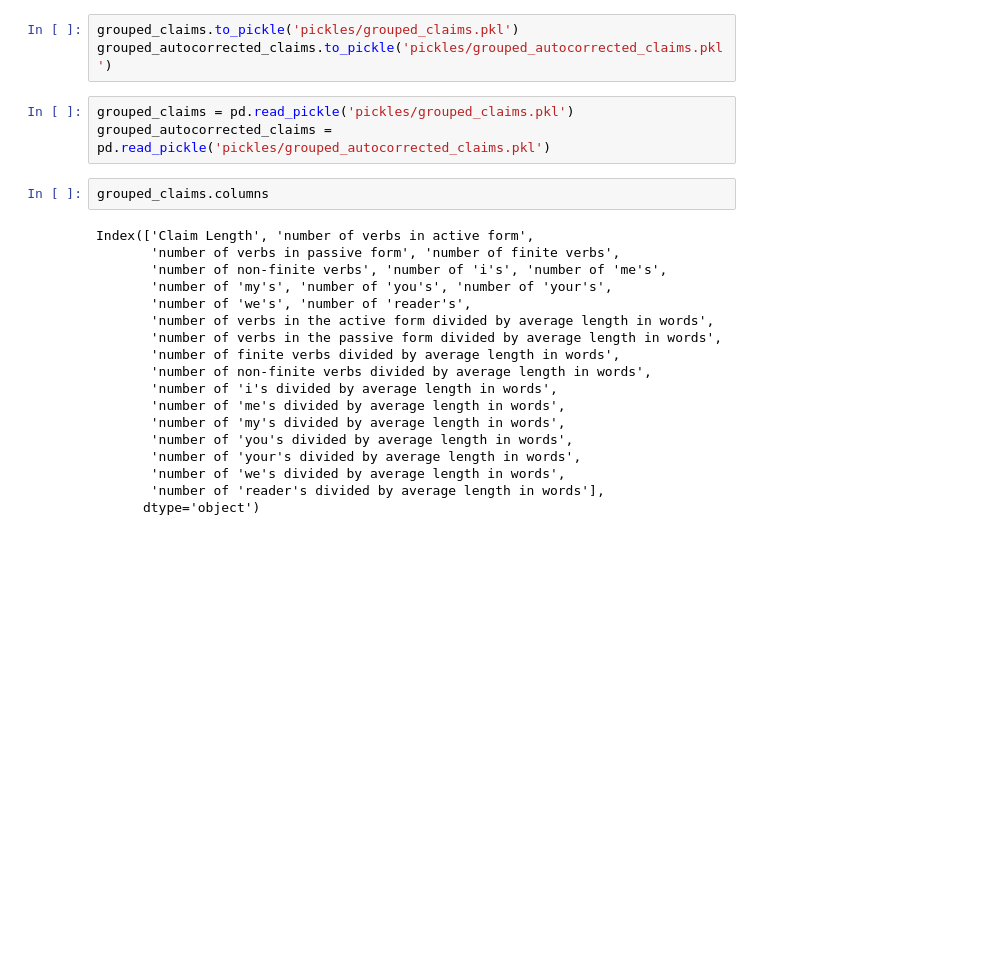
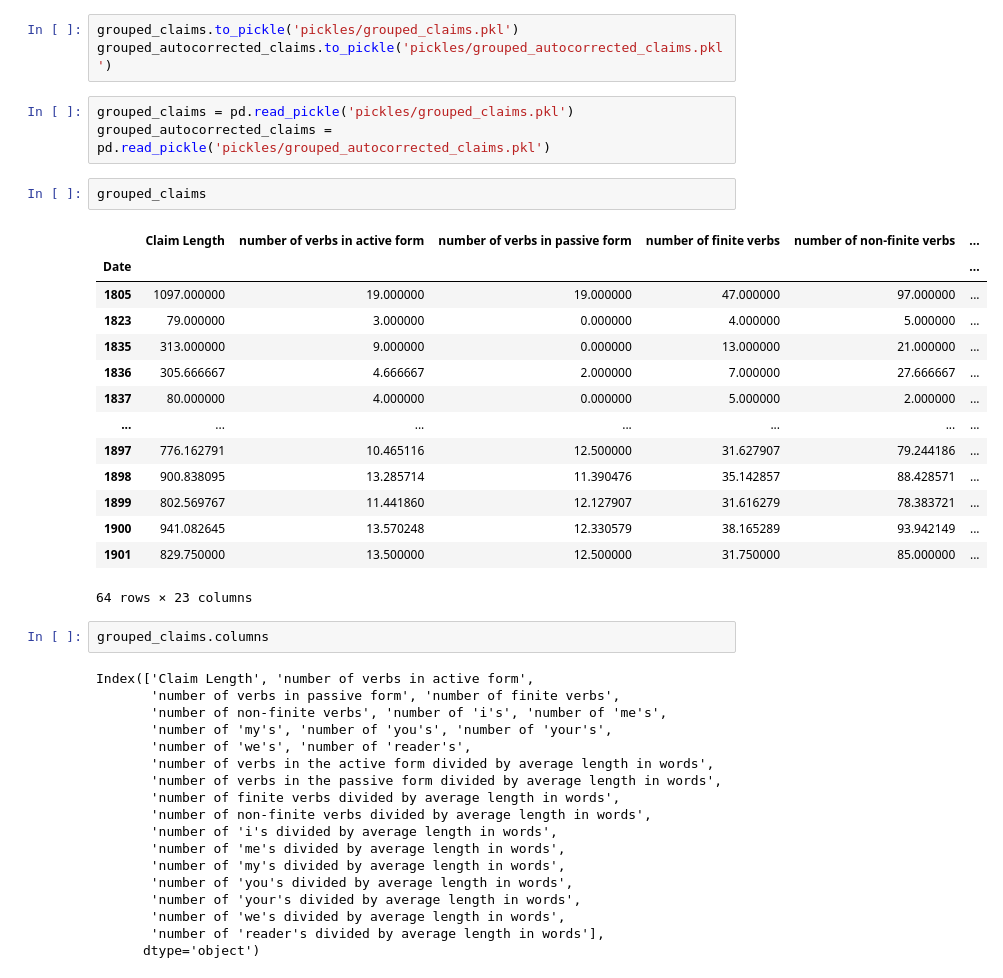
Before and after one commit to aaag97/PatentAnalysis, a Jupyter notebook: OCRAndLanguageAnalysis/NLP Analysis.ipynb, the cells around one changed output. Drawn from its saved outputs; the diff is of its cells as text; blank space fills up the shorter version.

```diff
--- a/OCRAndLanguageAnalysis/NLP Analysis.ipynb
+++ b/OCRAndLanguageAnalysis/NLP Analysis.ipynb
@@ -581,6 +604,23 @@ grouped_autocorrected_claims.to_pickle('pickles/grouped_autocorrected_claims.pkl
 # %%
 grouped_claims = pd.read_pickle('pickles/grouped_claims.pkl')
 grouped_autocorrected_claims = pd.read_pickle('pickles/grouped_autocorrected_claims.pkl')
+# %%
+grouped_claims
+# %% [output]
+|  | Claim Length | number of verbs in active form | number of verbs in passive form | number of finite verbs | number of non-finite verbs | ... |
+| Date |  |  |  |  |  | ... |
+| 1805 | 1097.000000 | 19.000000 | 19.000000 | 47.000000 | 97.000000 | ... |
+| 1823 | 79.000000 | 3.000000 | 0.000000 | 4.000000 | 5.000000 | ... |
+| 1835 | 313.000000 | 9.000000 | 0.000000 | 13.000000 | 21.000000 | ... |
+| 1836 | 305.666667 | 4.666667 | 2.000000 | 7.000000 | 27.666667 | ... |
+| 1837 | 80.000000 | 4.000000 | 0.000000 | 5.000000 | 2.000000 | ... |
+| ... | ... | ... | ... | ... | ... | ... |
+| 1897 | 776.162791 | 10.465116 | 12.500000 | 31.627907 | 79.244186 | ... |
+| 1898 | 900.838095 | 13.285714 | 11.390476 | 35.142857 | 88.428571 | ... |
+| 1899 | 802.569767 | 11.441860 | 12.127907 | 31.616279 | 78.383721 | ... |
+| 1900 | 941.082645 | 13.570248 | 12.330579 | 38.165289 | 93.942149 | ... |
+| 1901 | 829.750000 | 13.500000 | 12.500000 | 31.750000 | 85.000000 | ... |
+64 rows × 23 columns
 # %%
 grouped_claims.columns
 # %% [output]
```
Also changed, not shown: parts of 4 cells of this notebook, 7 other files.
